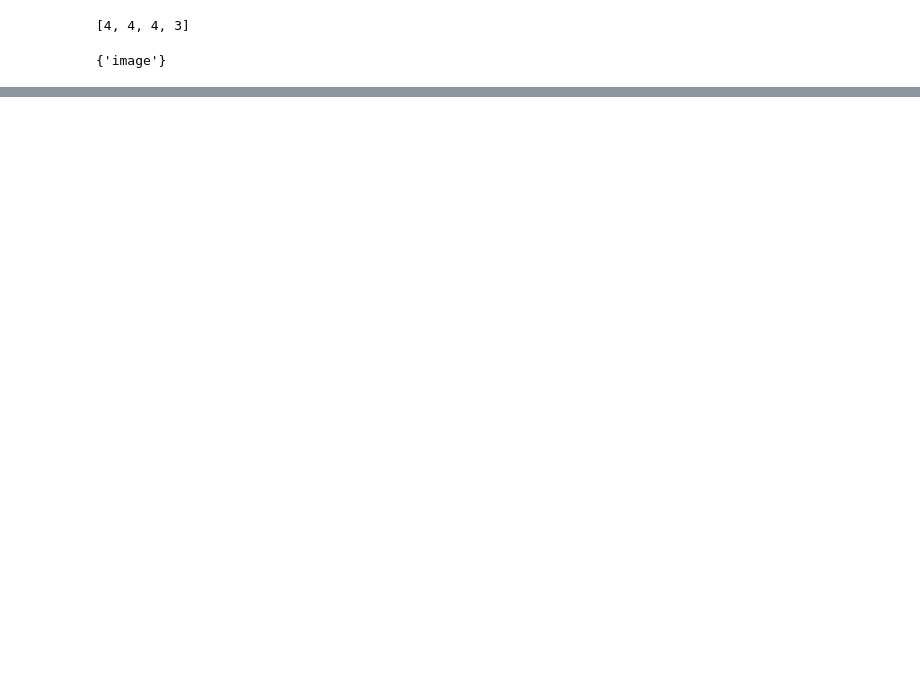
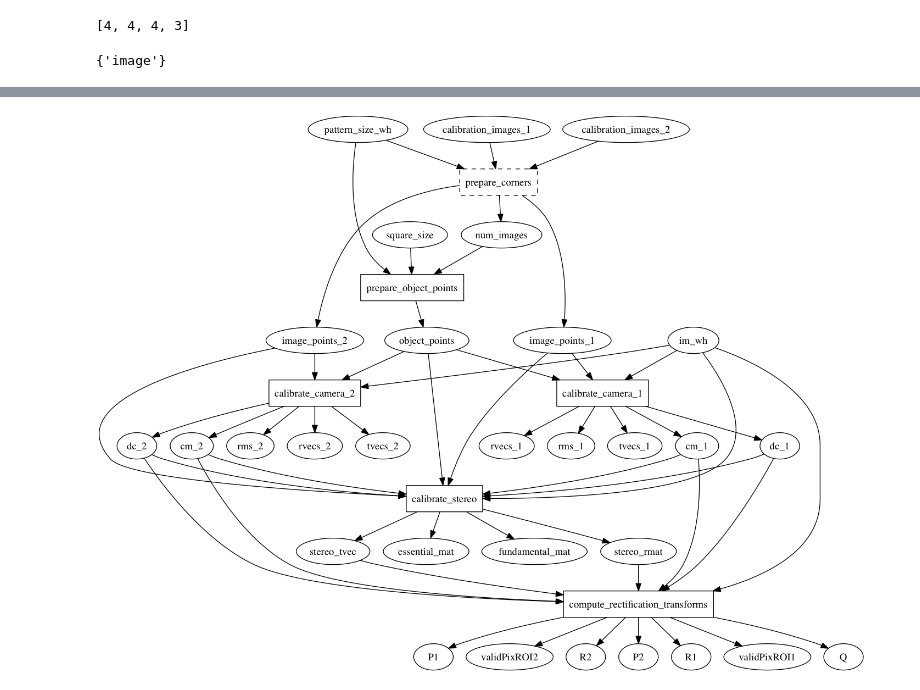
Before and after one commit to semeniuta/EPypes, a Jupyter notebook: notebooks/RPA_Playground.ipynb, the cells around one changed output, grey strips where cells are left out. Saved outputs shown, nothing was run; the diff lists cells and outputs as text; code cells hidden in the pictures; blank space fills up the shorter version.

```diff
--- a/notebooks/RPA_Playground.ipynb
+++ b/notebooks/RPA_Playground.ipynb
@@ -68,0 +79,5 @@ nxpd.draw(cg_calib.to_networkx())
+# %%
+cg_stereocalib = cbcalib.CGCalibrateStereo()
+nxpd.draw(cg_stereocalib.to_networkx())
+# %% [output]
+[figure, added]
```
Also changed, not shown: parts of 7 cells of this notebook, 2 other files.
